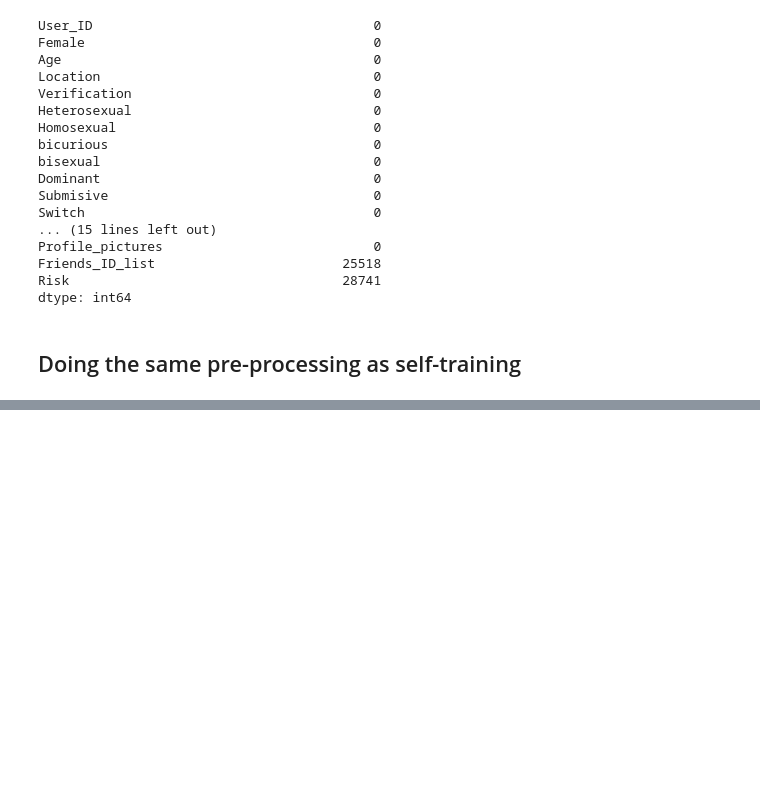
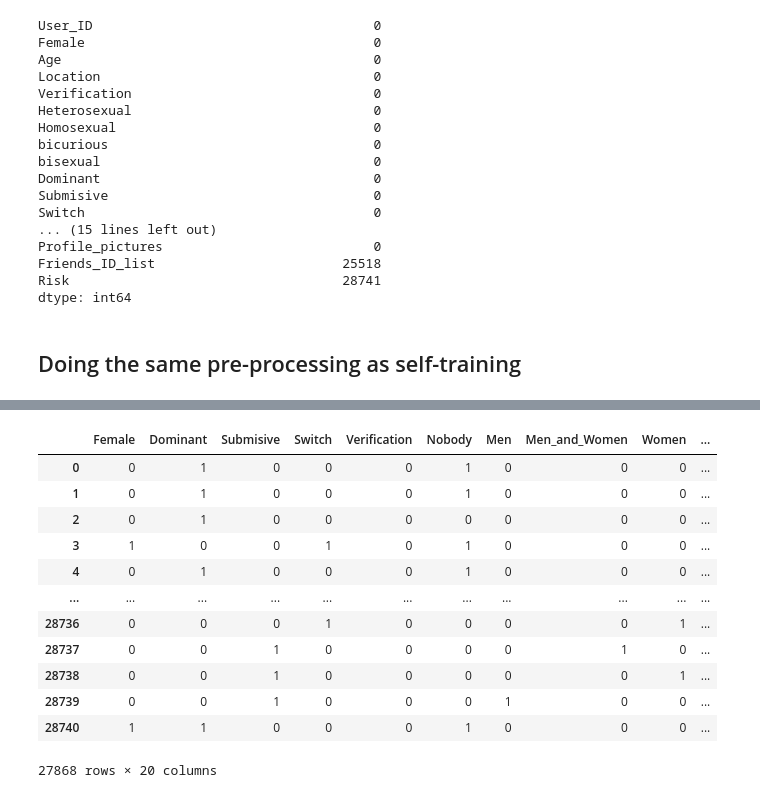
Before and after one commit to shailx383/crux-round3, a Jupyter notebook: co-training.ipynb, the cells around one changed output, grey strips where cells are left out. Drawn from its saved outputs; the diff is of its cells as text; code cells hidden in the pictures; blank space fills up the shorter version.

```diff
--- a/co-training.ipynb
+++ b/co-training.ipynb
@@ -62,0 +335,16 @@ df = df.drop('Friends_ID_list', axis = 1)
+# %%
+out[1]
+# %% [output]
+|  | Female | Dominant | Submisive | Switch | Verification | Nobody | Men | Men_and_Women | Women | ... |
+| 0 | 0 | 1 | 0 | 0 | 0 | 1 | 0 | 0 | 0 | ... |
+| 1 | 0 | 1 | 0 | 0 | 0 | 1 | 0 | 0 | 0 | ... |
+| 2 | 0 | 1 | 0 | 0 | 0 | 0 | 0 | 0 | 0 | ... |
+| 3 | 1 | 0 | 0 | 1 | 0 | 1 | 0 | 0 | 0 | ... |
+| 4 | 0 | 1 | 0 | 0 | 0 | 1 | 0 | 0 | 0 | ... |
+| ... | ... | ... | ... | ... | ... | ... | ... | ... | ... | ... |
+| 28736 | 0 | 0 | 0 | 1 | 0 | 0 | 0 | 0 | 1 | ... |
+| 28737 | 0 | 0 | 1 | 0 | 0 | 0 | 0 | 1 | 0 | ... |
+| 28738 | 0 | 0 | 1 | 0 | 0 | 0 | 0 | 0 | 1 | ... |
+| 28739 | 0 | 0 | 1 | 0 | 0 | 0 | 1 | 0 | 0 | ... |
+| 28740 | 1 | 1 | 0 | 0 | 0 | 1 | 0 | 0 | 0 | ... |
+27868 rows × 20 columns
```
Also changed, not shown: parts of 32 cells of this notebook, 4 other files.
